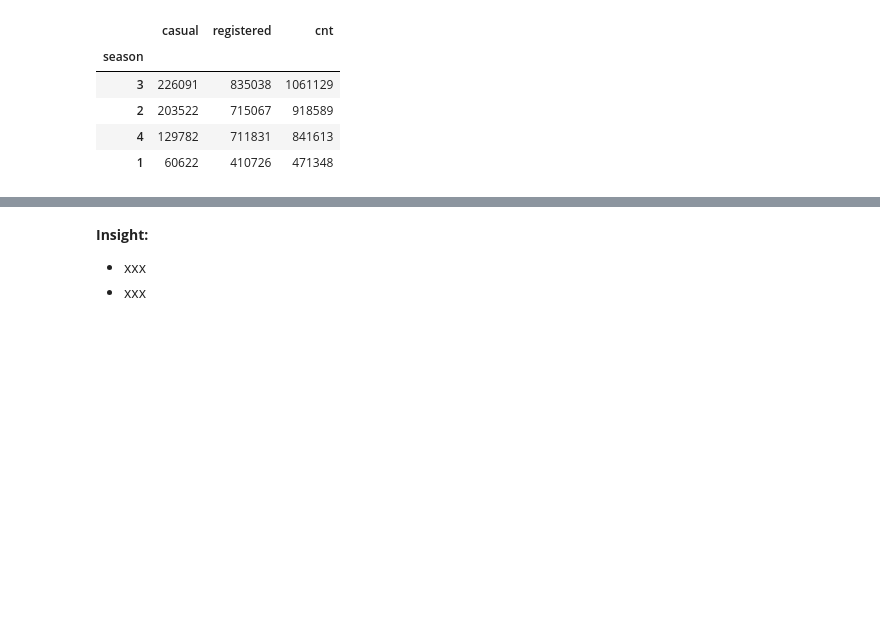
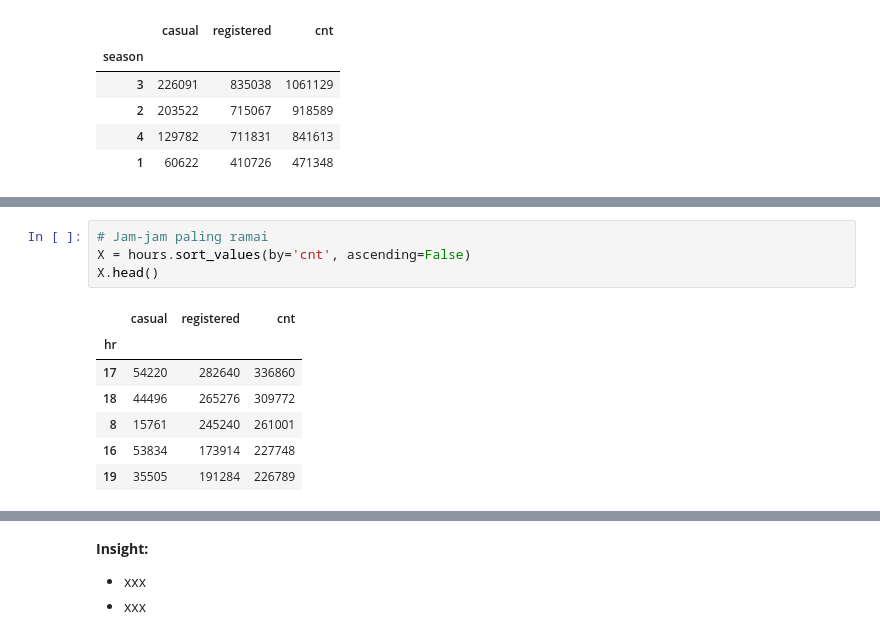
Before and after one commit to mayanggumelarr/PROYEK-ANALISIS-DATA, a Jupyter notebook: Proyek_Analisis_Data.ipynb, the cells around one changed output, grey strips where cells are left out. Drawn from its saved outputs; the diff is of its cells as text; blank space fills up the shorter version.

```diff
--- a/Proyek_Analisis_Data.ipynb
+++ b/Proyek_Analisis_Data.ipynb
@@ -293,0 +331,12 @@ Trend Perentalan Musiman:
+# %%
+# Jam-jam paling ramai
+X = hours.sort_values(by='cnt', ascending=False)
+X.head()
+# %% [output]
+|  | casual | registered | cnt |
+| hr |  |  |  |
+| 17 | 54220 | 282640 | 336860 |
+| 18 | 44496 | 265276 | 309772 |
+| 8 | 15761 | 245240 | 261001 |
+| 16 | 53834 | 173914 | 227748 |
+| 19 | 35505 | 191284 | 226789 |
```
Also changed, not shown: parts of 4 cells of this notebook, 1 other file.
